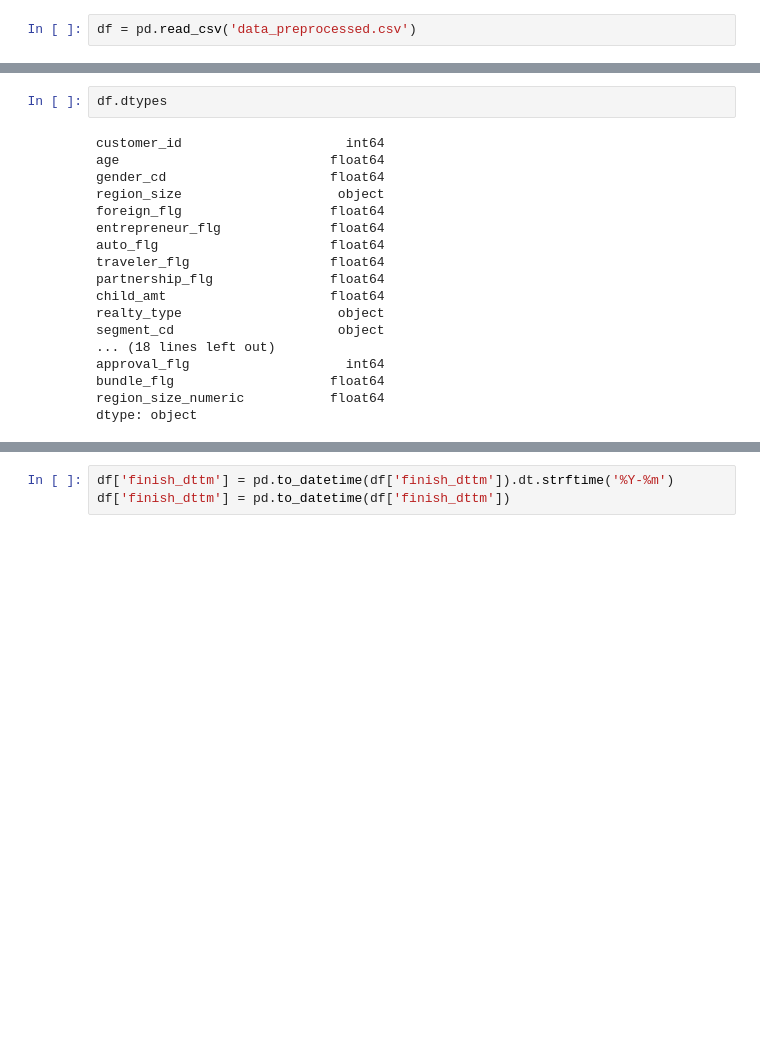
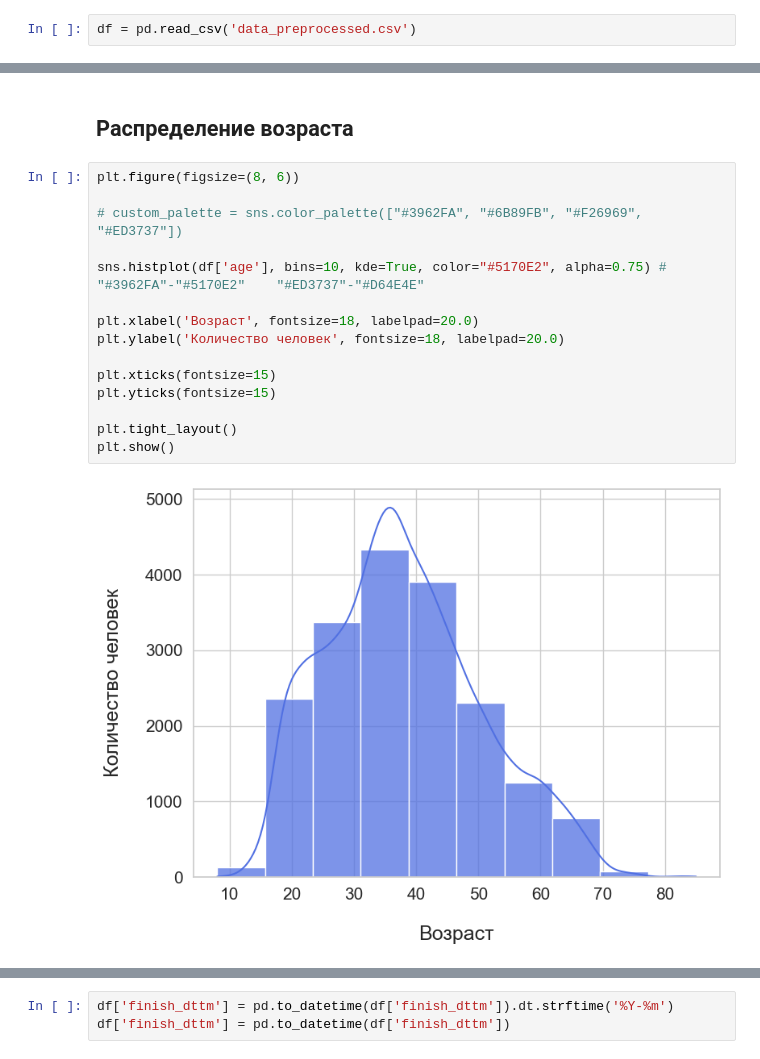
Before and after one commit to bygaga993/bread_dano_2024, a Jupyter notebook: graphics.ipynb, the cells around one changed output, grey strips where cells are left out. Drawn from its saved outputs; the diff is of its cells as text; blank space fills up the shorter version.

```diff
--- a/graphics.ipynb
+++ b/graphics.ipynb
@@ -58,20 +18,19 @@ fig.show()
-# %%
-df.dtypes
-# %% [output]
-customer_id                     int64
-age                           float64
-gender_cd                     float64
-region_size                    object
-foreign_flg                   float64
-entrepreneur_flg              float64
-auto_flg                      float64
-traveler_flg                  float64
-partnership_flg               float64
-child_amt                     float64
-realty_type                    object
-segment_cd                     object
-... (18 lines left out)
-approval_flg                    int64
-bundle_flg                    float64
-region_size_numeric           float64
-dtype: object
+# %% [markdown]
+<h2>Распределение возраста</h2>
+# %%
+plt.figure(figsize=(8, 6))
+
+# custom_palette = sns.color_palette(["#3962FA", "#6B89FB", "#F26969", "#ED3737"])
+
+sns.histplot(df['age'], bins=10, kde=True, color="#5170E2", alpha=0.75) #  "#3962FA"-"#5170E2"    "#ED3737"-"#D64E4E"
+
+plt.xlabel('Возраст', fontsize=18, labelpad=20.0)
+plt.ylabel('Количество человек', fontsize=18, labelpad=20.0)
+
+plt.xticks(fontsize=15)
+plt.yticks(fontsize=15)
+
+plt.tight_layout()
+plt.show()
+# %% [output]
+[figure, added]
```
Also changed, not shown: parts of 10 cells of this notebook, 4 other files.
